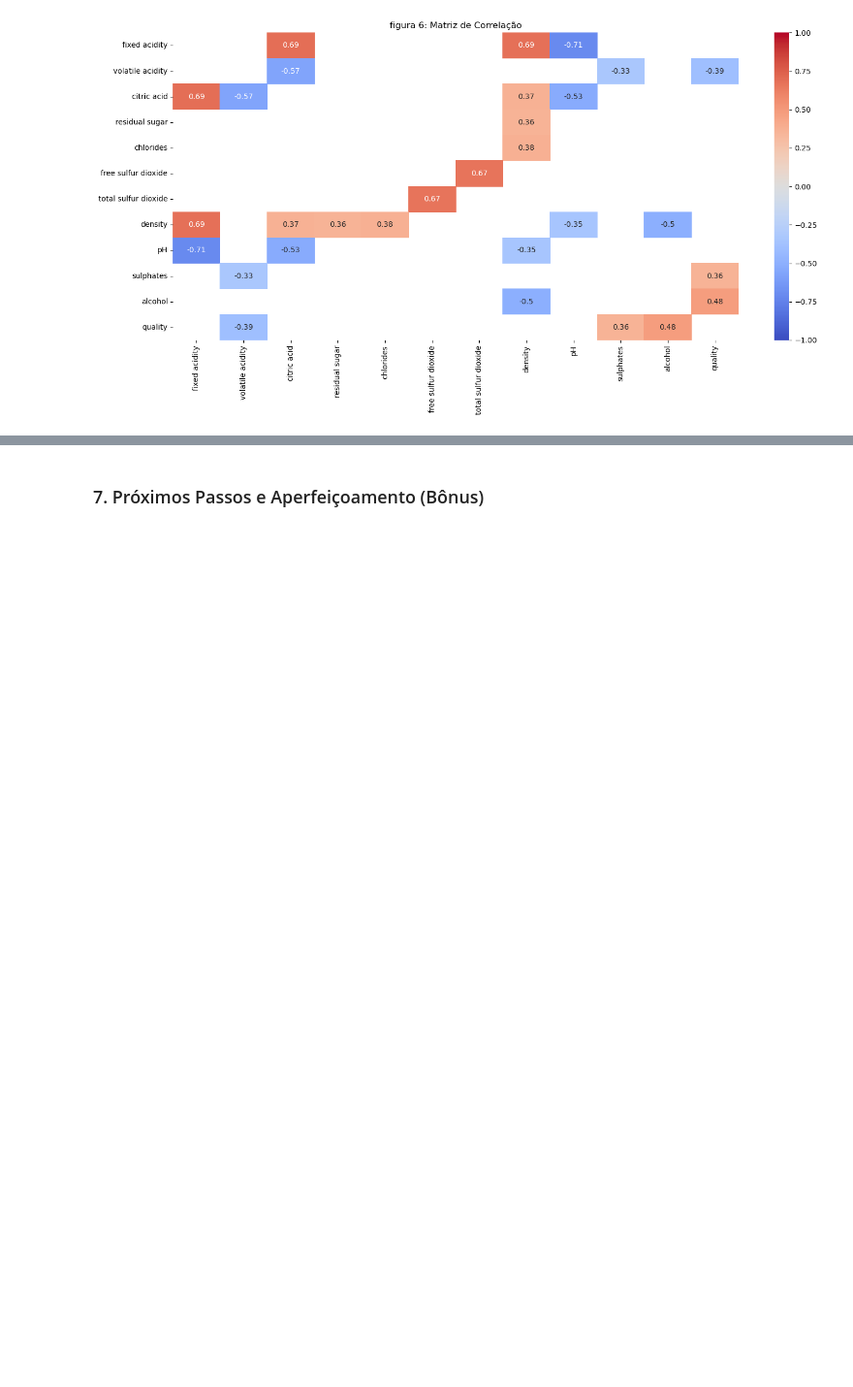
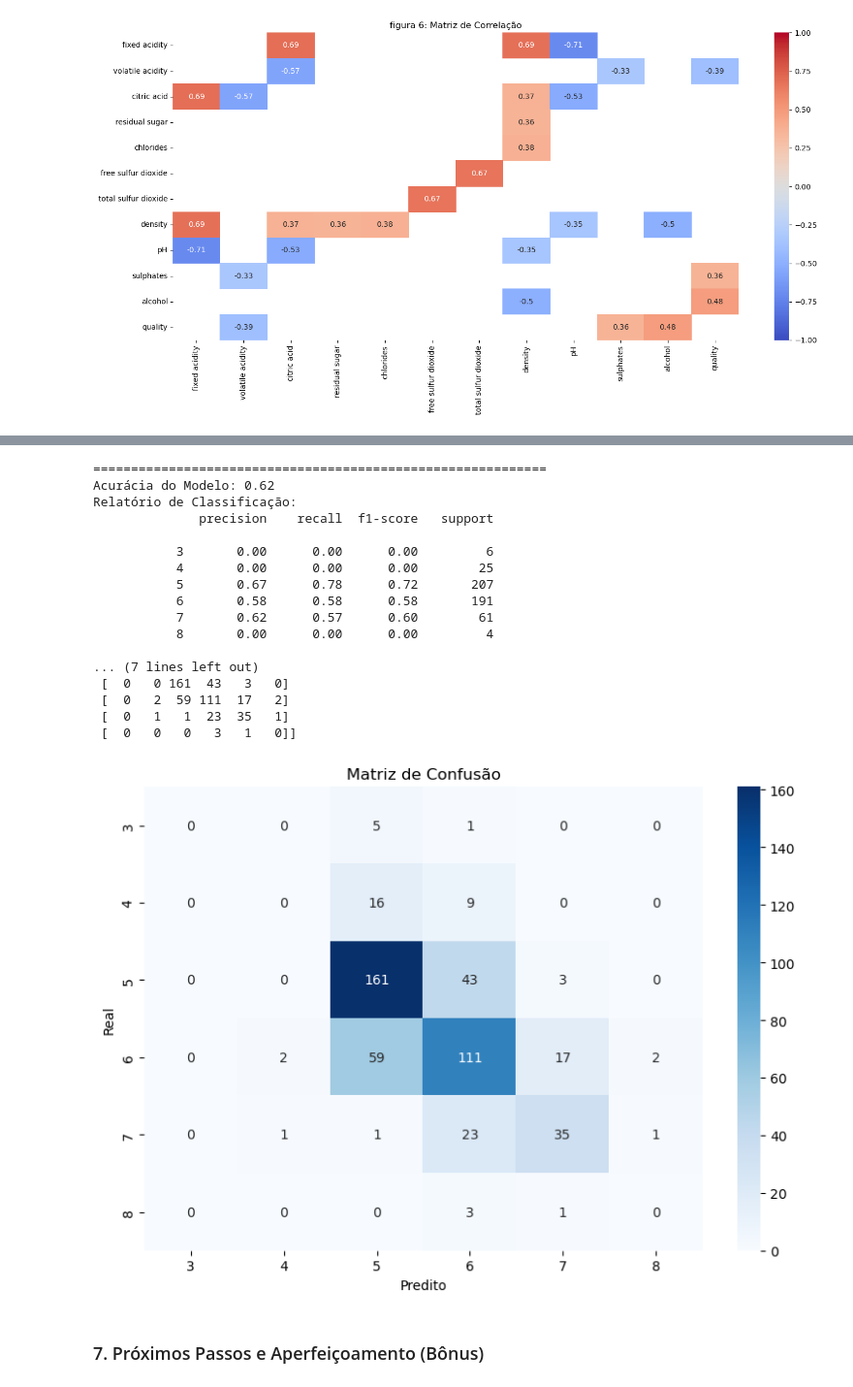
Before and after one commit to albertoakel/EBAC, a Jupyter notebook: notebook/Atividade_modulo32_Random_Florest_Albertoakel.ipynb, the cells around one changed output, grey strips where cells are left out. Shown: that part at 97% size. Cells and saved outputs as stored; diff of their text form; code cells hidden in the pictures; blank space fills up the shorter version.

```diff
--- a/notebook/Atividade_modulo32_Random_Florest_Albertoakel.ipynb
+++ b/notebook/Atividade_modulo32_Random_Florest_Albertoakel.ipynb
@@ -367,2 +481,46 @@ Portanto, a dificuldade do modelo em prever as classes 3, 4 e 8 pode está diret
+# %%
+best_rf_model = random_search_b.best_estimator_
+
+
+best_rf_model.fit(x_train_b, y_train_b)
+y_pred3 = best_rf_model.predict(x_test)
+
+accuracy = accuracy_score(y_test, y_pred3)
+conf_matrix = confusion_matrix(y_test, y_pred3)
+classification_rep = classification_report(y_test, y_pred3,zero_division=0)
+print("="*60)
+
+print(f"Acurácia do Modelo: {accuracy:.2f}")
+print("Relatório de Classificação:")
+print(classification_rep)
+print("="*60)
+print(conf_matrix)
+# Visualização da Matriz de Confusão
+plt.figure(figsize=(8, 6))
+sns.heatmap(conf_matrix, annot=True, fmt='d', cmap='Blues', xticklabels=sorted(y.unique()), yticklabels=sorted(y.unique()))
+plt.title('Matriz de Confusão')
+plt.xlabel('Predito')
+plt.ylabel('Real')
+plt.tight_layout(rect=[0.0, 0, 1, 0.96])
+plt.show()
+# %% [output]
+============================================================
+Acurácia do Modelo: 0.62
+Relatório de Classificação:
+              precision    recall  f1-score   support
+
+           3       0.00      0.00      0.00         6
+           4       0.00      0.00      0.00        25
+           5       0.67      0.78      0.72       207
+           6       0.58      0.58      0.58       191
+           7       0.62      0.57      0.60        61
+           8       0.00      0.00      0.00         4
+
+... (7 lines left out)
+ [  0   0 161  43   3   0]
+ [  0   2  59 111  17   2]
+ [  0   1   1  23  35   1]
+ [  0   0   0   3   1   0]]
+[figure, added]
 # %% [markdown]
 ### 7. Próximos Passos e Aperfeiçoamento (Bônus)
```
Also changed, not shown: parts of 41 cells of this notebook.
